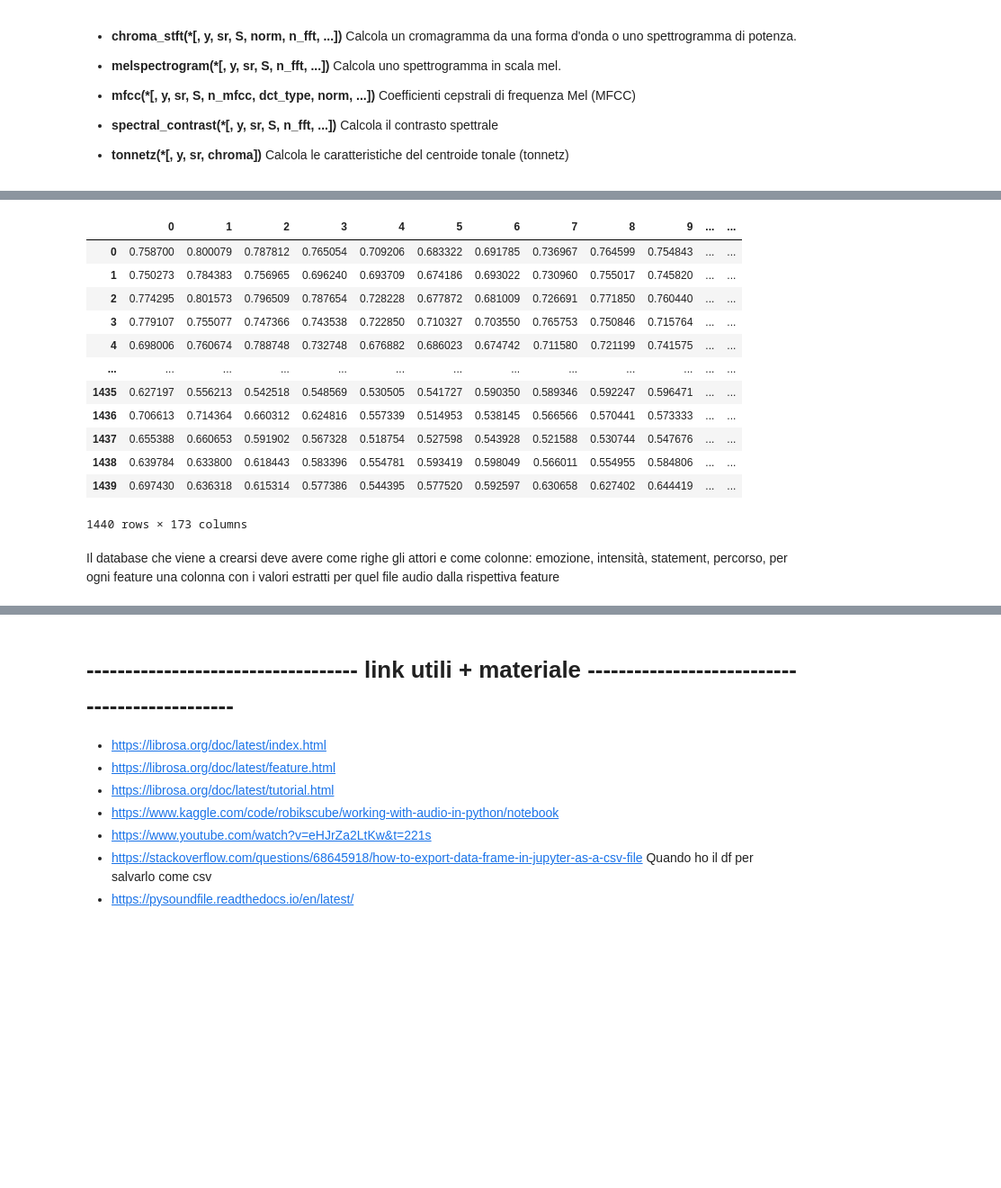
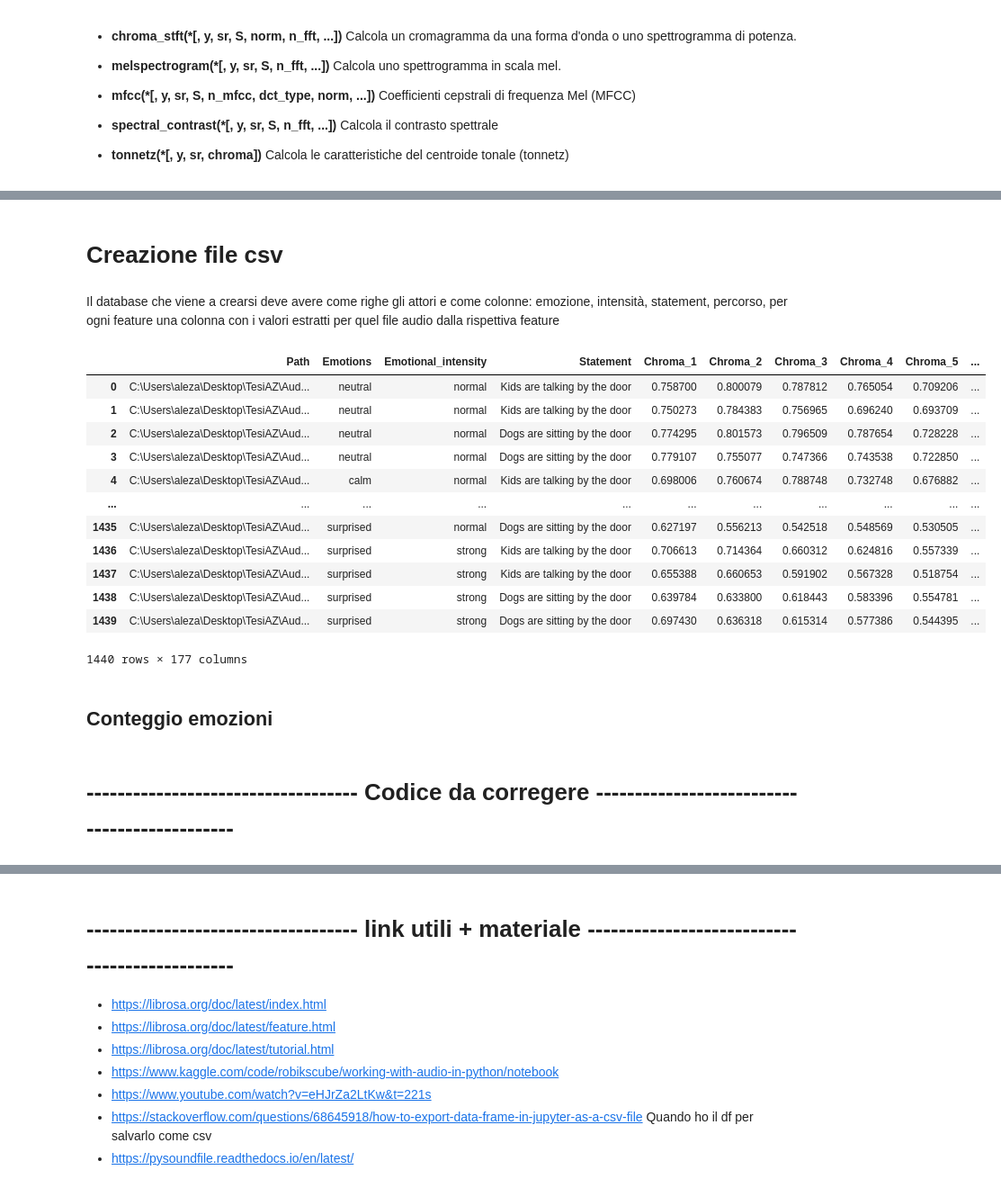
Before and after one commit to Eleonora-f/Thesis_project, a Jupyter notebook: Emotion detection from multilingual audio using.ipynb, the cells around one changed output, grey strips where cells are left out. Shown at 90% size. Drawn from its saved outputs; the diff is of its cells as text; code cells hidden in the pictures; blank space fills up the shorter version.

```diff
--- a/Emotion detection from multilingual audio using.ipynb
+++ b/Emotion detection from multilingual audio using.ipynb
@@ -305,3 +248,3 @@ chroma_df.rename(columns=lambda i: 'Chroma_' + str(i+1))
 # %%
 mel_df = pd.DataFrame(melspectrogram)
-mel_df.rename(columns=lambda i: 'MelSpectrogram_' + str(i+1))
+mel_df.rename(columns=lambda i: 'MelSpectrogram_' + str(i+1), inplace=True)
@@ -322,3 +251,3 @@ mel_df.rename(columns=lambda i: 'MelSpectrogram_' + str(i+1))
 # %%
 mfcc_df = pd.DataFrame(mfcc)
-mfcc_df.rename(columns=lambda i: 'MFCC_' + str(i+1))
+mfcc_df.rename(columns=lambda i: 'MFCC_' + str(i+1), inplace=True)
@@ -339,3 +254,3 @@ mfcc_df.rename(columns=lambda i: 'MFCC_' + str(i+1))
 # %%
 contrast_df = pd.DataFrame(spectral_contrast)
-contrast_df.rename(columns=lambda i: 'SpectralContrast_' + str(i+1))
+contrast_df.rename(columns=lambda i: 'SpectralContrast_' + str(i+1), inplace=True)
@@ -356,3 +257,3 @@ contrast_df.rename(columns=lambda i: 'SpectralContrast_' + str(i+1))
 # %%
 tonnetz_df = pd.DataFrame(tonnetz)
-tonnetz_df.rename(columns=lambda i: 'Tonnetz_' + str(i+1))
+tonnetz_df.rename(columns=lambda i: 'Tonnetz_' + str(i+1), inplace=True)
@@ -375,18 +277,26 @@ features_df = pd.concat([chroma_df, mel_df, mfcc_df, contrast_df, tonnetz_df], a
-# %%
-features_df
-# %% [output]
-|  | 0 | 1 | 2 | 3 | 4 | 5 | 6 | 7 | 8 | 9 | ... | ... |
-| 0 | 0.758700 | 0.800079 | 0.787812 | 0.765054 | 0.709206 | 0.683322 | 0.691785 | 0.736967 | 0.764599 | 0.754843 | ... | ... |
-| 1 | 0.750273 | 0.784383 | 0.756965 | 0.696240 | 0.693709 | 0.674186 | 0.693022 | 0.730960 | 0.755017 | 0.745820 | ... | ... |
-| 2 | 0.774295 | 0.801573 | 0.796509 | 0.787654 | 0.728228 | 0.677872 | 0.681009 | 0.726691 | 0.771850 | 0.760440 | ... | ... |
-| 3 | 0.779107 | 0.755077 | 0.747366 | 0.743538 | 0.722850 | 0.710327 | 0.703550 | 0.765753 | 0.750846 | 0.715764 | ... | ... |
-| 4 | 0.698006 | 0.760674 | 0.788748 | 0.732748 | 0.676882 | 0.686023 | 0.674742 | 0.711580 | 0.721199 | 0.741575 | ... | ... |
-| ... | ... | ... | ... | ... | ... | ... | ... | ... | ... | ... | ... | ... |
-| 1435 | 0.627197 | 0.556213 | 0.542518 | 0.548569 | 0.530505 | 0.541727 | 0.590350 | 0.589346 | 0.592247 | 0.596471 | ... | ... |
-| 1436 | 0.706613 | 0.714364 | 0.660312 | 0.624816 | 0.557339 | 0.514953 | 0.538145 | 0.566566 | 0.570441 | 0.573333 | ... | ... |
-| 1437 | 0.655388 | 0.660653 | 0.591902 | 0.567328 | 0.518754 | 0.527598 | 0.543928 | 0.521588 | 0.530744 | 0.547676 | ... | ... |
-| 1438 | 0.639784 | 0.633800 | 0.618443 | 0.583396 | 0.554781 | 0.593419 | 0.598049 | 0.566011 | 0.554955 | 0.584806 | ... | ... |
-| 1439 | 0.697430 | 0.636318 | 0.615314 | 0.577386 | 0.544395 | 0.577520 | 0.592597 | 0.630658 | 0.627402 | 0.644419 | ... | ... |
-1440 rows × 173 columns
+# %% [markdown]
+# Creazione file csv
 # %% [markdown]
 Il database che viene a crearsi deve avere come righe gli attori e come colonne: emozione, intensità, statement, percorso, per ogni feature una colonna con i valori estratti per quel file audio dalla rispettiva feature
+# %%
+dataset = pd.concat([ravdess_df, features_df], axis=1) #unisco i due dataframe
+dataset.to_csv("dataset.csv", index=False)
+dataset
+# %% [output]
+|  | Path | Emotions | Emotional_intensity | Statement | Chroma_1 | Chroma_2 | Chroma_3 | Chroma_4 | Chroma_5 | ... |
+| 0 | C:\Users\aleza\Desktop\TesiAZ\Aud... | neutral | normal | Kids are talking by the door | 0.758700 | 0.800079 | 0.787812 | 0.765054 | 0.709206 | ... |
+| 1 | C:\Users\aleza\Desktop\TesiAZ\Aud... | neutral | normal | Kids are talking by the door | 0.750273 | 0.784383 | 0.756965 | 0.696240 | 0.693709 | ... |
+| 2 | C:\Users\aleza\Desktop\TesiAZ\Aud... | neutral | normal | Dogs are sitting by the door | 0.774295 | 0.801573 | 0.796509 | 0.787654 | 0.728228 | ... |
+| 3 | C:\Users\aleza\Desktop\TesiAZ\Aud... | neutral | normal | Dogs are sitting by the door | 0.779107 | 0.755077 | 0.747366 | 0.743538 | 0.722850 | ... |
+| 4 | C:\Users\aleza\Desktop\TesiAZ\Aud... | calm | normal | Kids are talking by the door | 0.698006 | 0.760674 | 0.788748 | 0.732748 | 0.676882 | ... |
+| ... | ... | ... | ... | ... | ... | ... | ... | ... | ... | ... |
+| 1435 | C:\Users\aleza\Desktop\TesiAZ\Aud... | surprised | normal | Dogs are sitting by the door | 0.627197 | 0.556213 | 0.542518 | 0.548569 | 0.530505 | ... |
+| 1436 | C:\Users\aleza\Desktop\TesiAZ\Aud... | surprised | strong | Kids are talking by the door | 0.706613 | 0.714364 | 0.660312 | 0.624816 | 0.557339 | ... |
+| 1437 | C:\Users\aleza\Desktop\TesiAZ\Aud... | surprised | strong | Kids are talking by the door | 0.655388 | 0.660653 | 0.591902 | 0.567328 | 0.518754 | ... |
+| 1438 | C:\Users\aleza\Desktop\TesiAZ\Aud... | surprised | strong | Dogs are sitting by the door | 0.639784 | 0.633800 | 0.618443 | 0.583396 | 0.554781 | ... |
+| 1439 | C:\Users\aleza\Desktop\TesiAZ\Aud... | surprised | strong | Dogs are sitting by the door | 0.697430 | 0.636318 | 0.615314 | 0.577386 | 0.544395 | ... |
+1440 rows × 177 columns
+# %% [markdown]
+## Conteggio emozioni
+# %% [markdown]
+# ----------------------------------- Codice da corregere ---------------------------------------------
```
Also changed, not shown: parts of 15 cells of this notebook, 1 other file.
